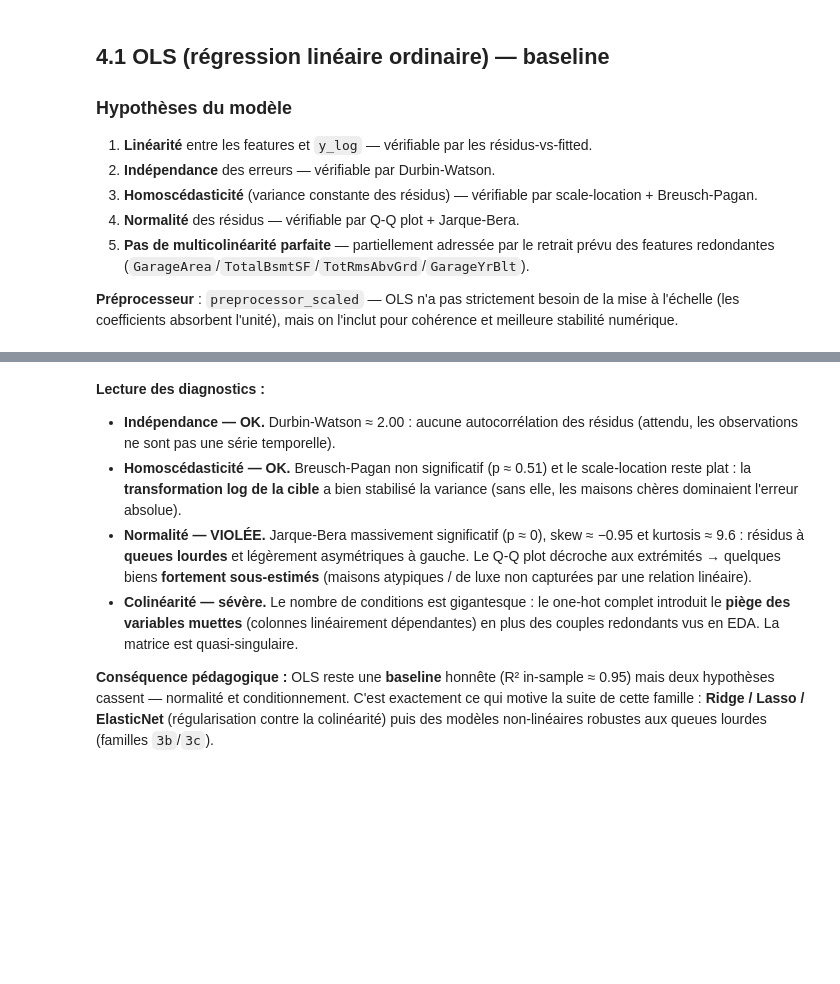
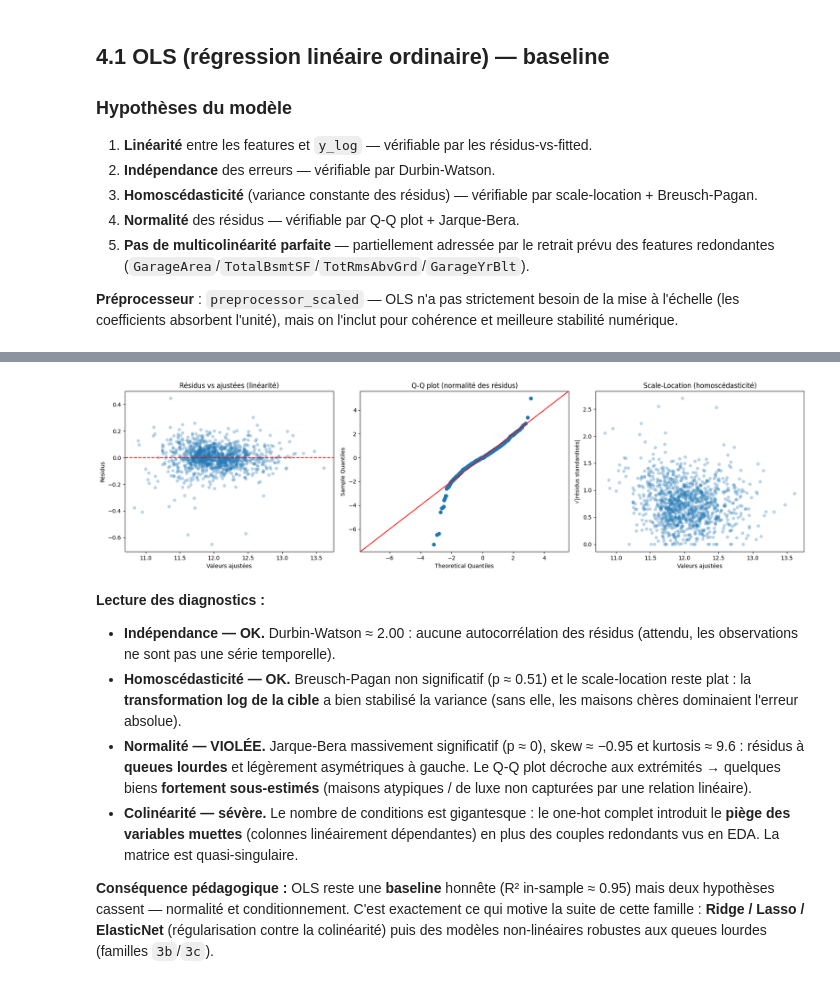
Before and after one commit to NoeBerdoz/predicting-house-prices-ml, a Jupyter notebook: 3a_scaled_models.ipynb, the cells around one changed output, grey strips where cells are left out. Drawn from its saved outputs; the diff is of its cells as text; code cells hidden in the pictures; blank space fills up the shorter version.

```diff
--- a/3a_scaled_models.ipynb
+++ b/3a_scaled_models.ipynb
@@ -134,3 +124,21 @@ Nombre de conditions  : 4.66e+18   (très élevé -> quasi-singularité : piège
+# %%
+# Graphiques de diagnostic sur les résidus d'entraînement
+resid = ols_sm.resid
+fitted = ols_sm.fittedvalues
+std_resid = resid / resid.std(ddof=1)
+
+fig, axes = plt.subplots(1, 3, figsize=(18, 5))
+axes[0].scatter(fitted, resid, alpha=0.3, edgecolor='none')
+axes[0].axhline(0, color='red', ls='--')
+axes[0].set(xlabel='Valeurs ajustées', ylabel='Résidus', title='Résidus vs ajustées (linéarité)')
+sm.qqplot(resid, line='45', fit=True, ax=axes[1])
+axes[1].set_title('Q-Q plot (normalité des résidus)')
+axes[2].scatter(fitted, np.sqrt(np.abs(std_resid)), alpha=0.3, edgecolor='none')
+axes[2].set(xlabel='Valeurs ajustées', ylabel='√|résidus standardisés|', title='Scale-Location (homoscédasticité)')
+plt.tight_layout()
+plt.show()
+# %% [output]
+[figure, added]
 # %% [markdown]
 **Lecture des diagnostics :**
 
```
Also changed, not shown: parts of 11 cells of this notebook, 13 other files.
